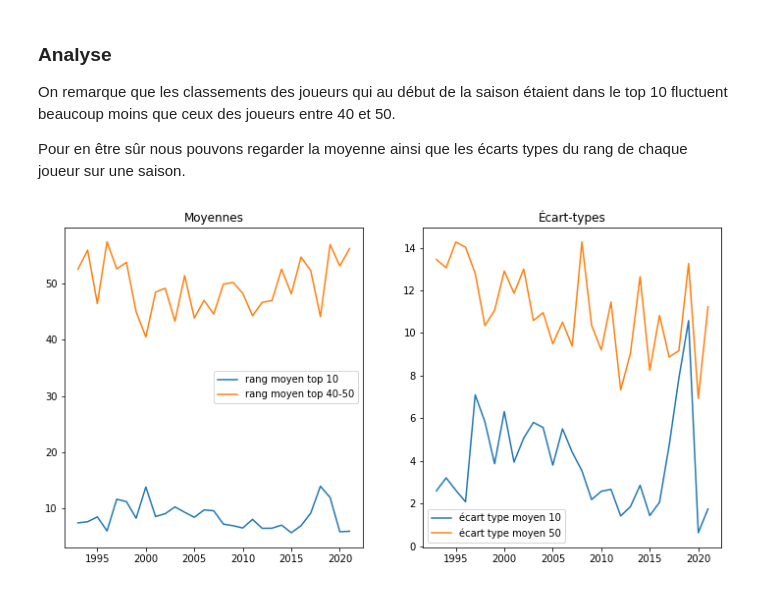
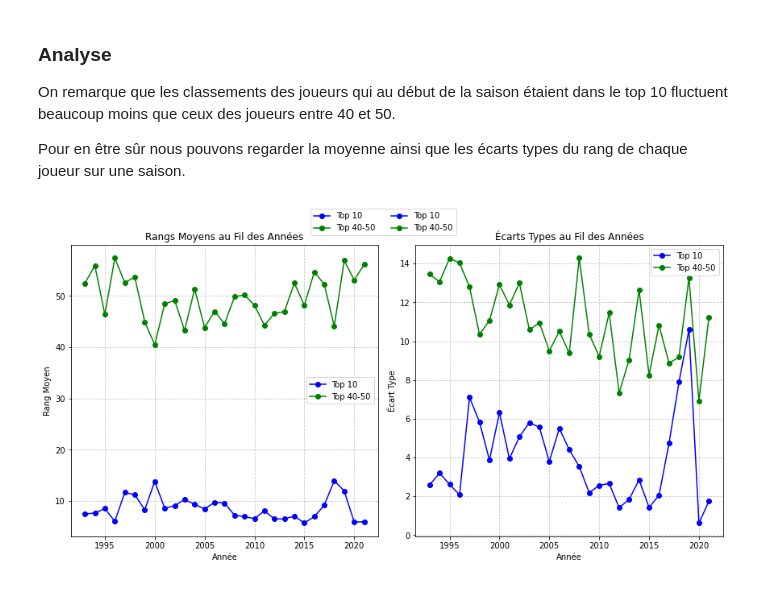
Before and after one commit to henrifabre123/tennisML, a Jupyter notebook: Visualisation.ipynb, the cells around one changed output. Drawn from its saved outputs; the diff is of its cells as text; code cells hidden in the pictures.

```diff
--- a/Visualisation.ipynb
+++ b/Visualisation.ipynb
@@ -20,6 +20,7 @@ On va créer une fonction qui permet d'afficher l'évolution des joueurs du top
 # %%
 
 def visualisation_rank(year, dataset, ax):
+    """Cette fonction trace l'évolution du rang des joueurs du top 10 et du top 4"""
     df_year = dataset[(dataset['ranking_date'] >= year * 10000) & (dataset['ranking_date'] < (year + 1) * 10000)].copy()
 
     noms_10 = [nom for nom in df_year[:10]['name_last']]
@@ -64,7 +65,11 @@ On remarque que les classements des joueurs qui au début de la saison étaient
 Pour en être sûr nous pouvons regarder la moyenne ainsi que les écarts types du rang de chaque joueur sur une saison.
 # %%
 def stats_rank(year,dataset):
+    """Fonction qui chaque année renvoie un dataset avec pour chaque joueur son rang moyen ainsi que la variance
+        de son rang.
 
+        Elle renvoie aussi le rang moyen du top 10 et top 40-50 sur une saison (de même pour la variance moyenne)
+    """
     df_year = dataset[(dataset['ranking_date'] >= year * 10000) & (dataset['ranking_date'] < (year + 1) * 10000)].copy()
 
     noms_10 = [nom for nom in df_year[:10]['name_last']]
@@ -90,36 +95,63 @@ def stats_rank(year,dataset):
 # %%
 
 liste_moyennes_10=[]
 liste_std_10=[]
 
 liste_moyennes_50=[]
 liste_std_50=[]
 
 temps=[i for i in range(1993,2022)]
 
 for year in range(1993,2022):
 
     df_stats_rank,moyenne_10,moyenne_50,std_10,std_50=stats_rank(year,df_info_rank)
     liste_moyennes_10.append(moyenne_10)
     liste_moyennes_50.append(moyenne_50)
     liste_std_10.append(std_10)
     liste_std_50.append(std_50)
 
 
+# Définir une couleur commune pour les deux styles de lignes pour une meilleure cohérence
+couleur_top_10 = 'b'
+couleur_top_50 = 'g'
+
 fig, ax = plt.subplots(1, 2, figsize=(12, 6))
 
-ax[0].plot(temps, liste_moyennes_10, label='rang moyen top 10')
-ax[0].plot(temps, liste_moyennes_50, label='rang moyen top 40-50')
+# Tracé des rangs moyens
+ax[0].plot(temps, liste_moyennes_10, label='Top 10', color=couleur_top_10, linestyle='-', marker='o')
+ax[0].plot(temps, liste_moyennes_50, label='Top 40-50', color=couleur_top_50, linestyle='-', marker='o')
 
-ax[1].plot(temps, liste_std_10, label='écart type moyen 10')
-ax[1].plot(temps, liste_std_50, label='écart type moyen 50')
+# Ajout de lignes de grille pour une meilleure lisibilité
+ax[0].grid(True, linestyle='--', alpha=0.7)
 
-ax[0].set_title('Moyennes')
-ax[1].set_title('Écart-types')
+# Tracé des écarts types
+ax[1].plot(temps, liste_std_10, label='Top 10', color=couleur_top_10, linestyle='-', marker='o')
+ax[1].plot(temps, liste_std_50, label='Top 40-50', color=couleur_top_50, linestyle='-', marker='o')
 
+# Ajout de lignes de grille pour une meilleure lisibilité
+ax[1].grid(True, linestyle='--', alpha=0.7)
+
+# Titres et étiquettes
+ax[0].set_title('Rangs Moyens au Fil des Années')
+ax[1].set_title('Écarts Types au Fil des Années')
+
+ax[0].set_xlabel('Année')
+ax[0].set_ylabel('Rang Moyen')
+
+ax[1].set_xlabel('Année')
+ax[1].set_ylabel('Écart Type')
+
+# Légendes
 ax[0].legend()
 ax[1].legend()
 
+# Ajout d'une légende commune pour les deux sous-graphiques
+fig.legend(loc='upper center', bbox_to_anchor=(0.5, 1.05), ncol=2)
+
+# Ajustement de la mise en page pour un meilleur espacement
+plt.tight_layout()
+
+# Afficher le graphique
 plt.show()
 # %% [output]
-[figure, old version]
+[figure, new version]
```
Also changed, not shown: 4 other files.
